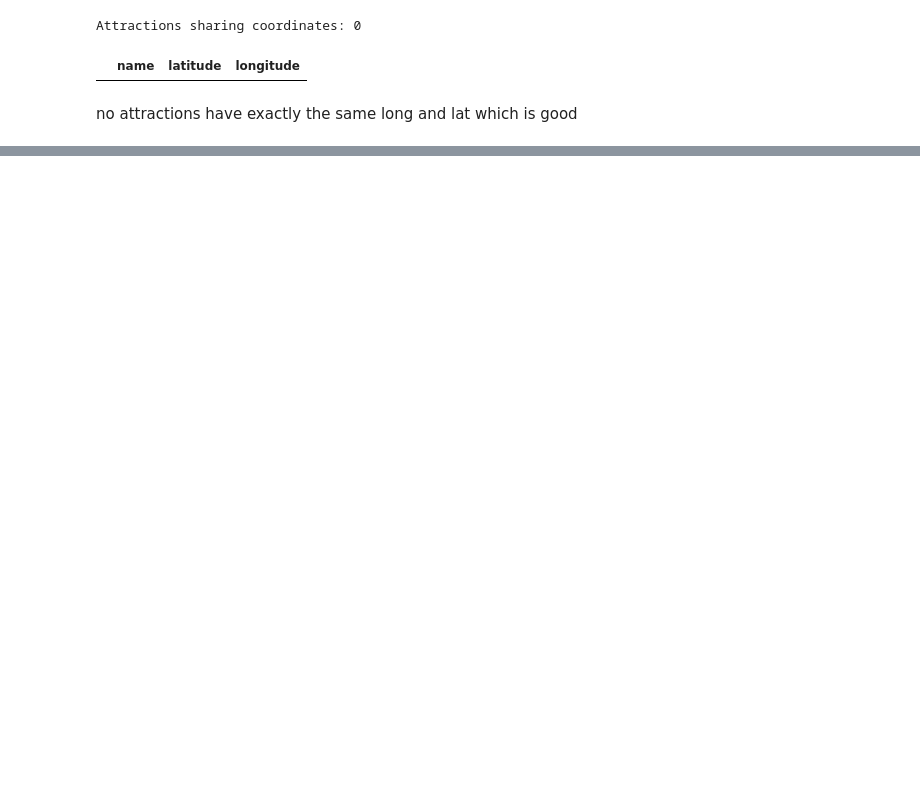
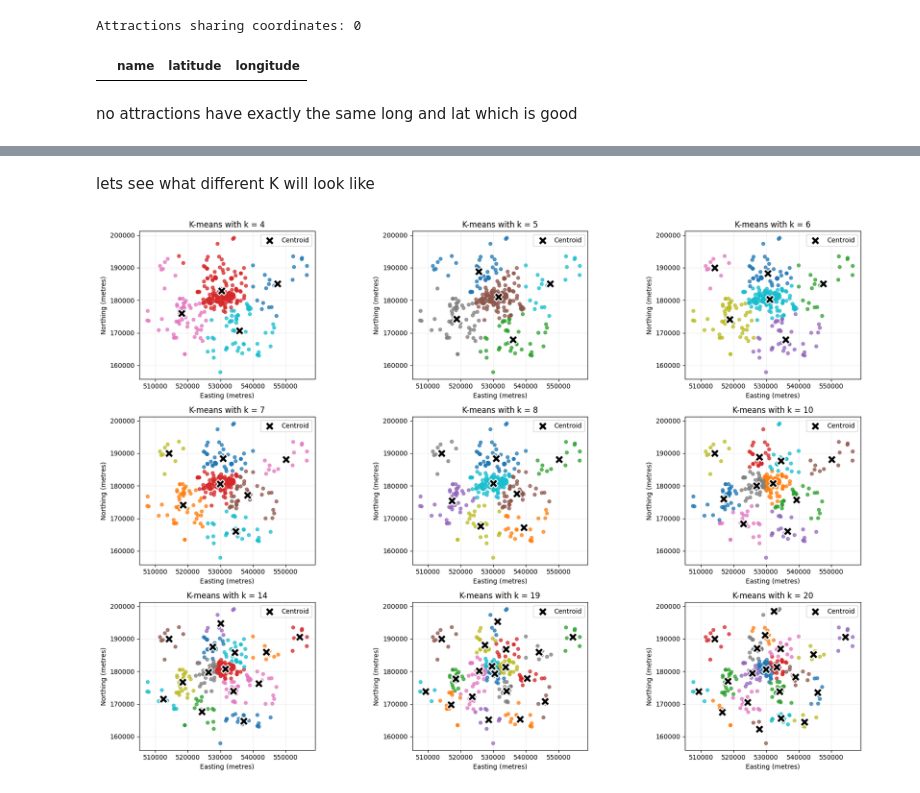
Before and after one commit to efe-h/sightseer, a Jupyter notebook: rag-pipeline/clustering/clustering_analysis.ipynb, the cells around one changed output, grey strips where cells are left out. Cells and saved outputs as stored; diff of their text form; code cells hidden in the pictures; blank space fills up the shorter version.

```diff
--- a/rag-pipeline/clustering/clustering_analysis.ipynb
+++ b/rag-pipeline/clustering/clustering_analysis.ipynb
@@ -136,0 +341,61 @@ attractions_gdf[
+# %% [markdown]
+lets see what different K will look like
+# %%
+import matplotlib.pyplot as plt
+from sklearn.cluster import KMeans
+
+candidate_k_values = [4, 5, 6, 7, 8, 10, 14, 19, 20]
+
+coordinates = london_gdf[["x", "y"]]
+
+fig, axes = plt.subplots(
+    nrows=3,
+    ncols=3,
+    figsize=(18, 12),
+)
+
+axes = axes.flatten()
+
+for ax, k in zip(axes, candidate_k_values):
+    model = KMeans(
+        n_clusters=k,
+        random_state=42,
+        n_init=20,
+    )
+
+    labels = model.fit_predict(coordinates)
+    centroids = model.cluster_centers_
+
+    # Plot attractions, coloured by cluster
+    scatter = ax.scatter(
+        london_gdf["x"],
+        london_gdf["y"],
+        c=labels,
+        cmap="tab10",
+        s=25,
+        alpha=0.75,
+    )
+
+    # Plot cluster centroids
+    ax.scatter(
+        centroids[:, 0],
+        centroids[:, 1],
+        marker="X",
+        s=180,
+        c="black",
+        edgecolors="white",
+        linewidths=1.5,
+        label="Centroid",
+    )
+
+    ax.set_title(f"K-means with k = {k}")
+    ax.set_xlabel("Easting (metres)")
+    ax.set_ylabel("Northing (metres)")
+    ax.set_aspect("equal")
+    ax.grid(alpha=0.2)
+    ax.legend()
+
+plt.tight_layout()
+plt.show()
+# %% [output]
+[figure, added]
```
Also changed, not shown: parts of 31 cells of this notebook, 7 other files.
